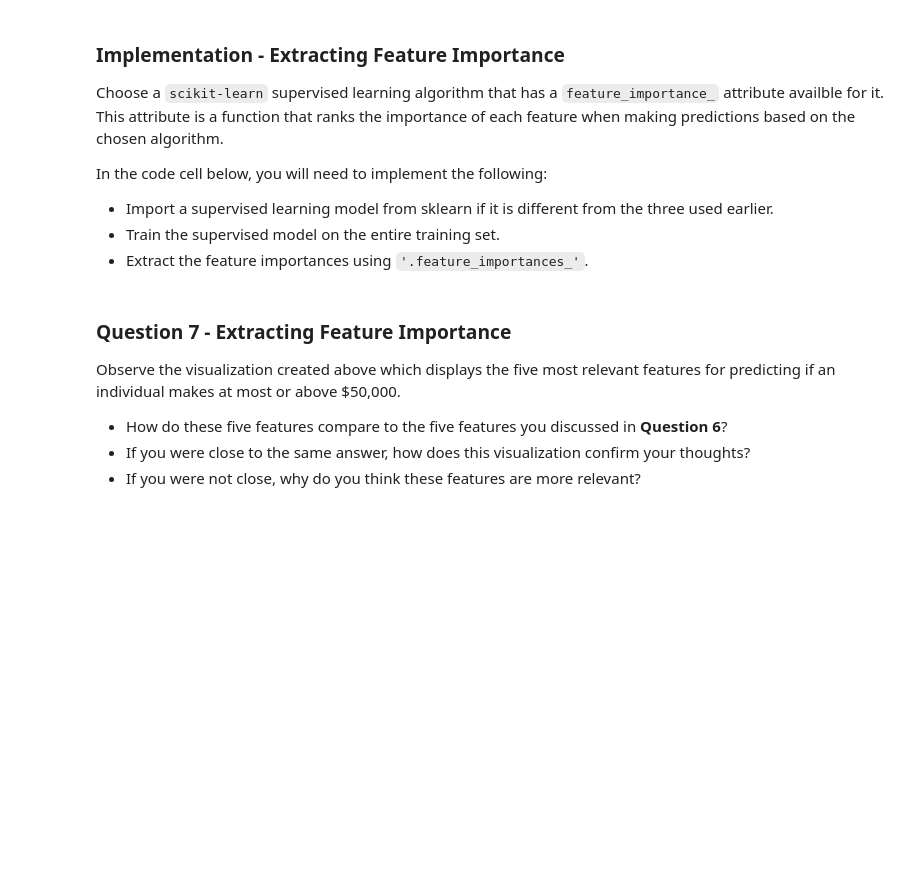
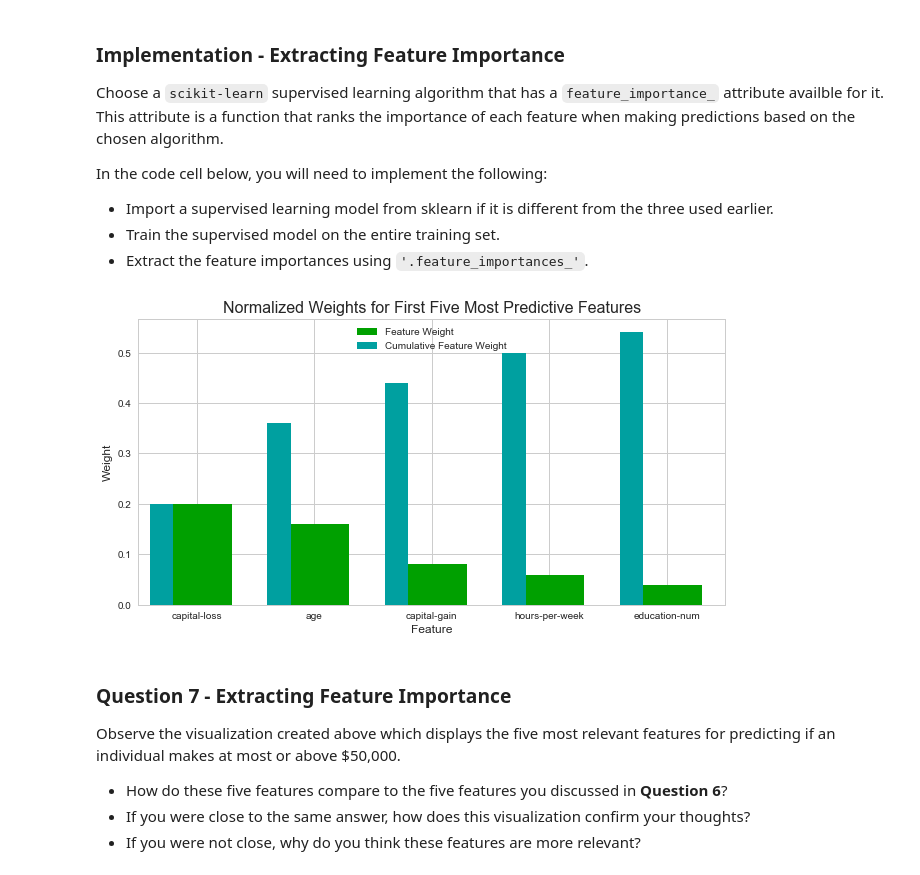
Before and after one commit to terezai/finding-donors, a Jupyter notebook: finding_donors.ipynb, the cells around one changed output. Drawn from its saved outputs; the diff is of its cells as text; code cells hidden in the pictures; blank space fills up the shorter version.

```diff
--- a/finding_donors.ipynb
+++ b/finding_donors.ipynb
@@ -488,15 +675,17 @@ In the code cell below, you will need to implement the following:
 # %%
 # TODO: Import a supervised learning model that has 'feature_importances_'
 
 
 # TODO: Train the supervised model on the training set using .fit(X_train, y_train)
-model = None
+model = AdaBoostClassifier().fit(X_train,y_train)
 
 # TODO: Extract the feature importances using .feature_importances_
-importances = None
+importances = model.feature_importances_
 
 # Plot
 vs.feature_plot(importances, X_train, y_train)
+# %% [output]
+[figure, added]
 # %% [markdown]
 ### Question 7 - Extracting Feature Importance
 
```
Also changed, not shown: parts of 31 cells of this notebook, 1 other file.
